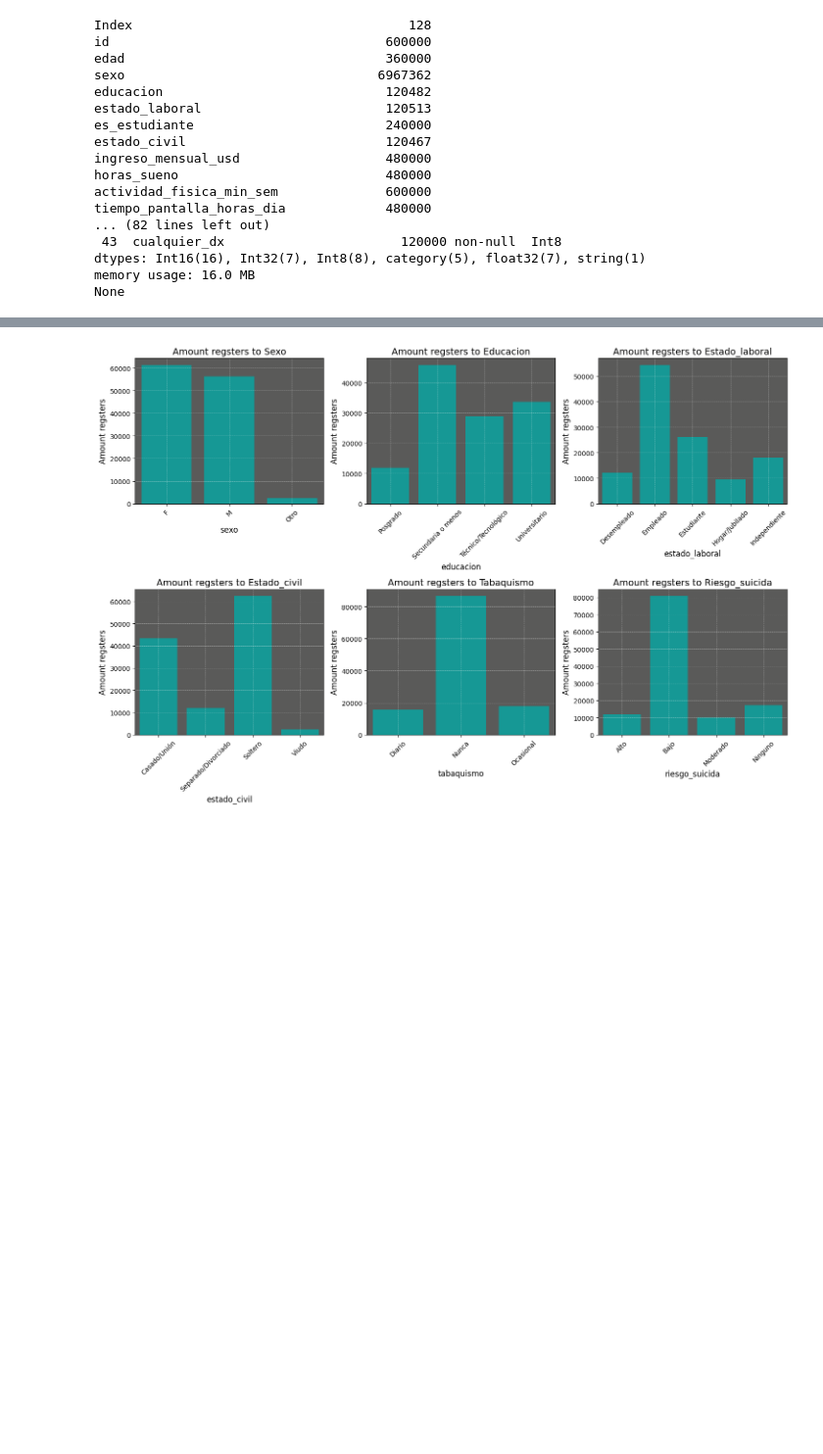
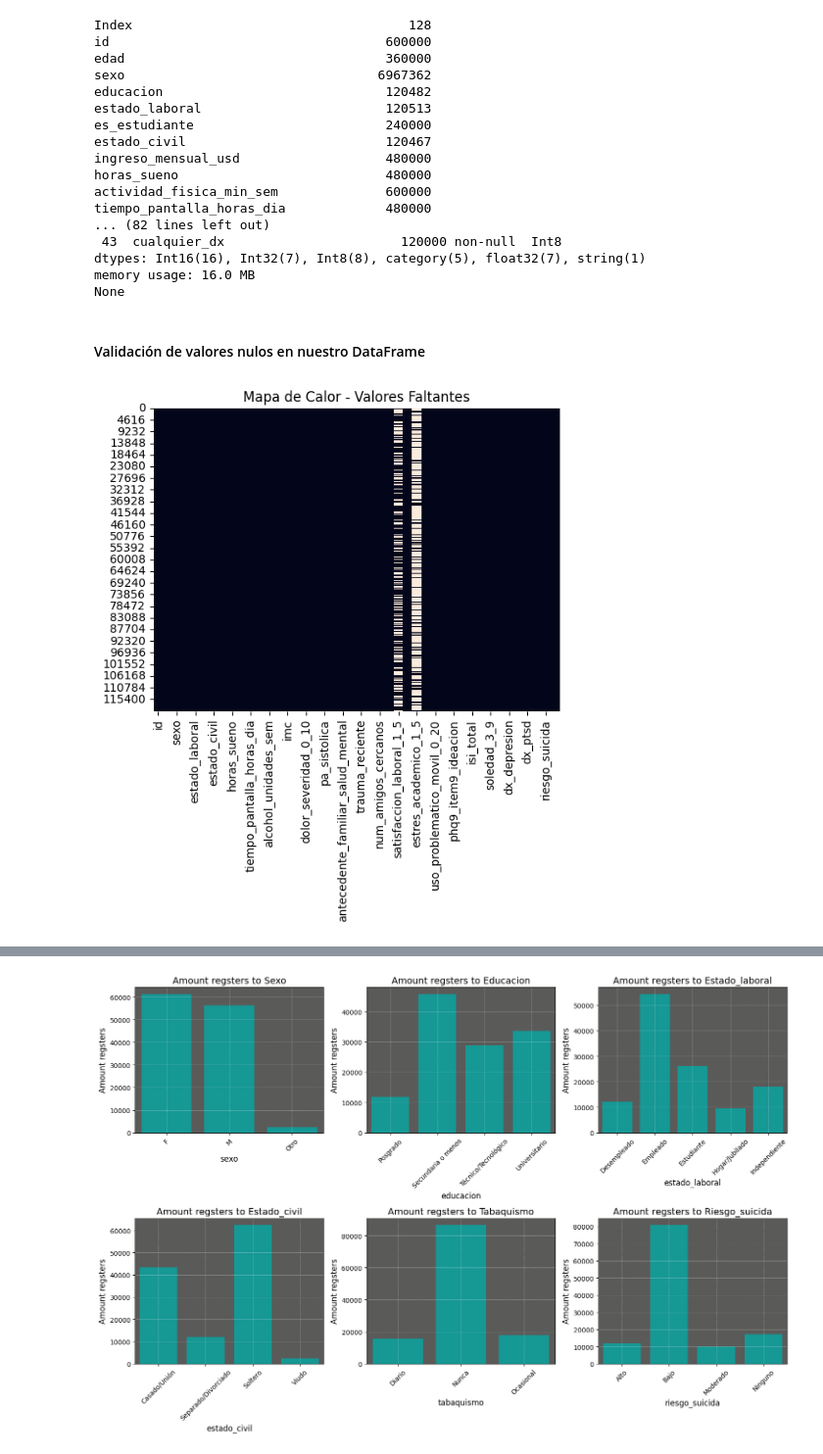
Before and after one commit to RonaldBarberi/data_science, a Jupyter notebook: DATA_SCIENCE_I/src/statics_descriptive.ipynb, the cells around one changed output, grey strips where cells are left out. Shown at 98% size. Cells and saved outputs as stored; diff of their text form; code cells hidden in the pictures; blank space fills up the shorter version.

```diff
--- a/DATA_SCIENCE_I/src/statics_descriptive.ipynb
+++ b/DATA_SCIENCE_I/src/statics_descriptive.ipynb
@@ -108,3 +113,11 @@ tiempo_pantalla_horas_dia             480000
 dtypes: Int16(16), Int32(7), Int8(8), category(5), float32(7), string(1)
 memory usage: 16.0 MB
 None
+# %% [markdown]
+#### Validación de valores nulos en nuestro DataFrame
+# %%
+sns.heatmap(df.isnull(), cbar=False)
+plt.title('Mapa de Calor - Valores Faltantes')
+plt.show()
+# %% [output]
+[figure, added]
```
Also changed, not shown: parts of 9 cells of this notebook, 1 other file.
